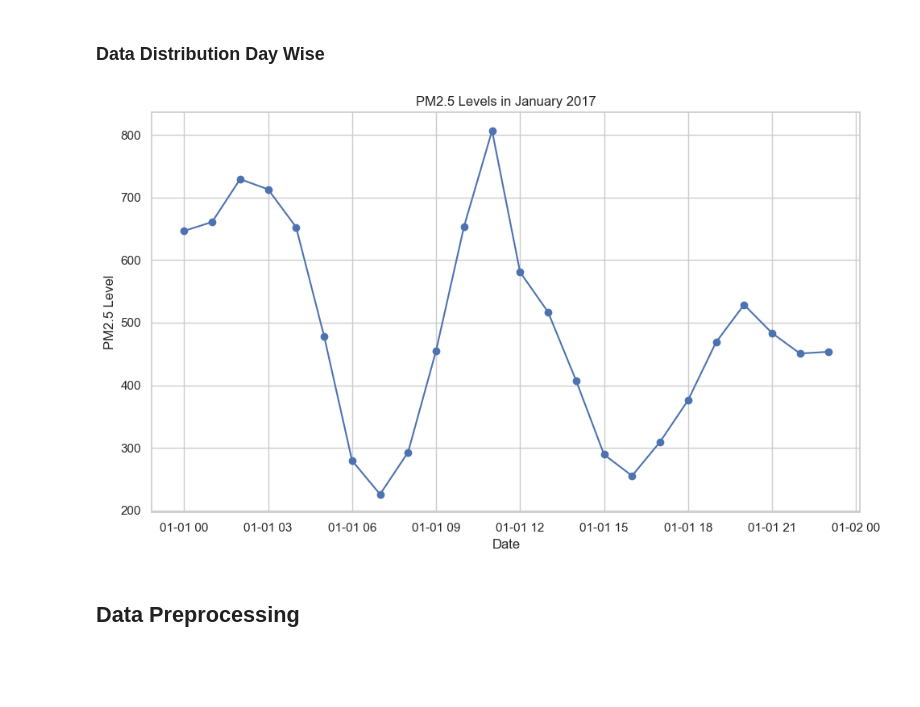
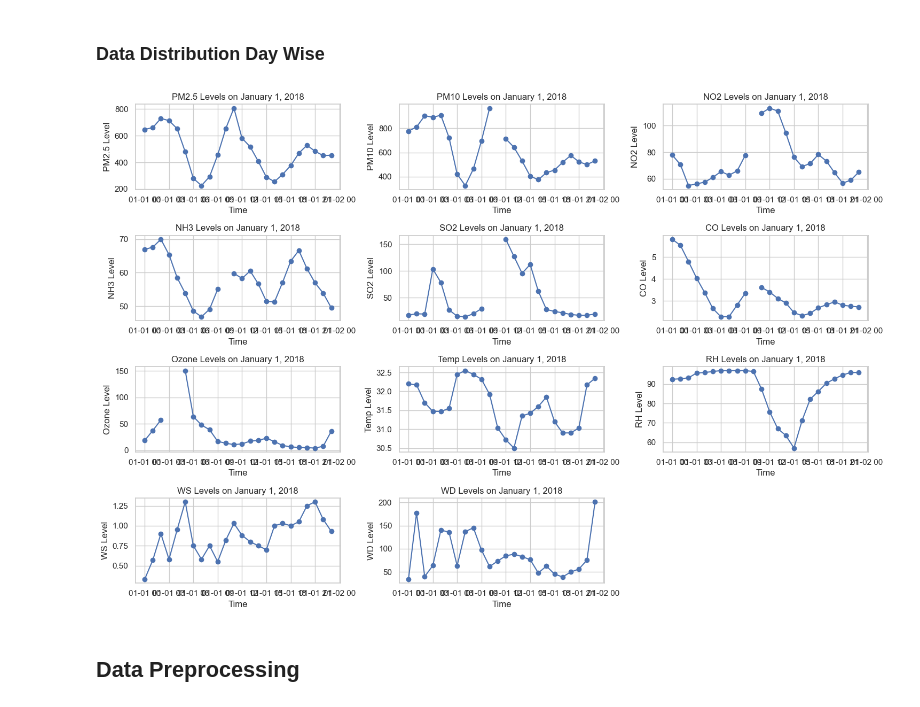
Before and after one commit to mustafa-droid18/Air-Pollution-Prediction-with-Advanced-Preprocessing-and-Deep-Ensemble-Learning, a Jupyter notebook: Data_Preprocessing.ipynb, the cells around one changed output. Cells and saved outputs as stored; diff of their text form; code cells hidden in the pictures; blank space fills up the shorter version.

```diff
--- a/Data_Preprocessing.ipynb
+++ b/Data_Preprocessing.ipynb
@@ -161,0 +159,20 @@ plt.show()
+# %%
+sns.set(style="whitegrid")
+
+# List of variables
+variables = ['PM2.5', 'PM10', 'NO2', 'NH3', 'SO2', 'CO','Ozone','Temp','RH','WS']
+
+# Creating subplots
+fig, axes = plt.subplots(5, 2, figsize=(15, 20))
+
+for i, variable in enumerate(variables):
+    row = i // 2
+    col = i % 2
+    sns.histplot(df[variable], bins=30, kde=True, color='skyblue', ax=axes[row, col])
+    axes[row, col].set_title(f'Distribution of {variable}')
+    axes[row, col].set_xlabel(variable)
+    axes[row, col].set_ylabel('Frequency')
+
+# Adjust layout to prevent overlap
+plt.tight_layout()
+plt.show()
@@ -187,19 +210,25 @@ for i in l:
 # %% [markdown]
 ### Data Distribution Day Wise
 # %%
-# Filter data for a specific day (e.g., January 2017)
-month_data = df['2018-01-1']
+# Filter data for a specific day (e.g., January 1, 2018)
+day_data = df.loc['2018-01-01']
 
-# Plot PM2.5 values for the month
-plt.figure(figsize=(10, 6))
-plt.plot(month_data.index, month_data['PM2.5'], marker='o', linestyle='-')
-plt.title('PM2.5 Levels in January 2017')
-plt.xlabel('Date')
-plt.ylabel('PM2.5 Level')
-plt.grid(True)
+# Plot values for all variables for the day
+plt.figure(figsize=(15, 10))
+
+variables = ['PM2.5', 'PM10', 'NO2', 'NH3', 'SO2', 'CO','Ozone']
+
+for i, variable in enumerate(df.columns):
+    plt.subplot(4, 3, i+1)
+    plt.plot(day_data.index, day_data[variable], marker='o', linestyle='-')
+    plt.title(f'{variable} Levels on January 1, 2018')
+    plt.xlabel('Time')
+    plt.ylabel(f'{variable} Level')
+    plt.grid(True)
+
 plt.tight_layout()
 plt.show()
 # %% [output]
-[figure, old version]
+[figure, new version]
 # %% [markdown]
 ## Data Preprocessing
```
Also changed, not shown: parts of 47 cells of this notebook.
